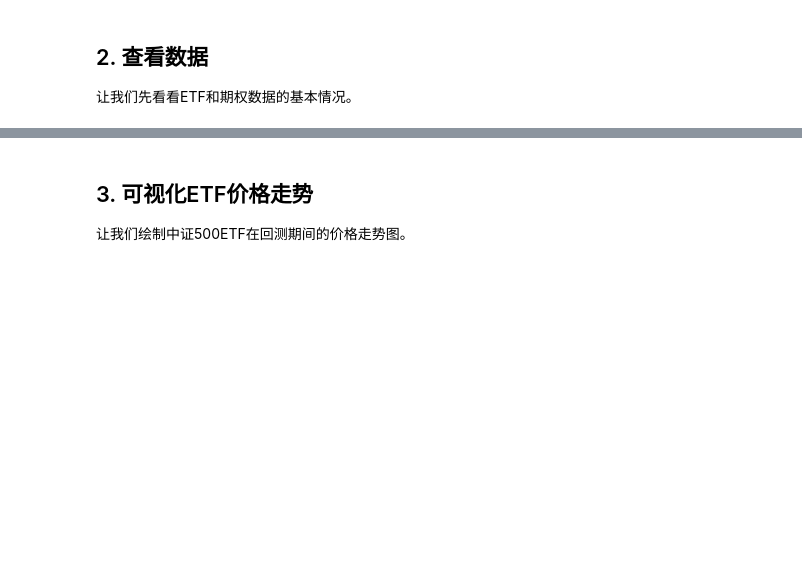
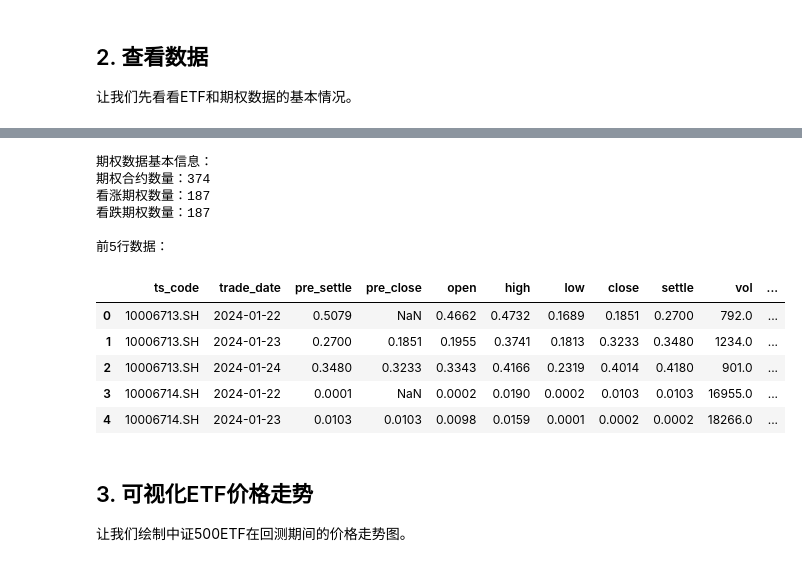
Before and after one commit to squallsyttt/backtestProj, a Jupyter notebook: notebooks/strategy_analysis500.ipynb, the cells around one changed output, grey strips where cells are left out. Saved outputs shown, nothing was run; the diff lists cells and outputs as text; code cells hidden in the pictures; blank space fills up the shorter version.

```diff
--- a/notebooks/strategy_analysis500.ipynb
+++ b/notebooks/strategy_analysis500.ipynb
@@ -71,16 +86,30 @@ NameError: name 'etf_data_file' is not defined
 # %%
 # 加载期权数据
-option_df = pd.read_csv(option_data_file)
-option_df['trade_date'] = pd.to_datetime(option_df['trade_date'])
-option_df['expire_date'] = pd.to_datetime(option_df['expire_date'])
+merged_opt_data['trade_date'] = pd.to_datetime(merged_opt_data['trade_date'])
+merged_opt_data['maturity_date'] = pd.to_datetime(merged_opt_data['maturity_date'])
+merged_opt_data['list_date'] = pd.to_datetime(merged_opt_data['list_date'])
+merged_opt_data['delist_date'] = pd.to_datetime(merged_opt_data['delist_date'])
 
 # 显示期权数据基本信息
 print("期权数据基本信息：")
-print(f"期权合约数量：{option_df['ts_code'].nunique()}")
-print(f"看涨期权数量：{option_df[option_df['call_put'] == 'C']['ts_code'].nunique()}")
-print(f"看跌期权数量：{option_df[option_df['call_put'] == 'P']['ts_code'].nunique()}")
+print(f"期权合约数量：{merged_opt_data['ts_code'].nunique()}")
+print(f"看涨期权数量：{merged_opt_data[merged_opt_data['call_put'] == 'C']['ts_code'].nunique()}")
+print(f"看跌期权数量：{merged_opt_data[merged_opt_data['call_put'] == 'P']['ts_code'].nunique()}")
 print("\n前5行数据：")
-option_df.head()
+merged_opt_data.head()
+# %% [output]
+期权数据基本信息：
+期权合约数量：374
+看涨期权数量：187
+看跌期权数量：187
+
+前5行数据：
+|  | ts_code | trade_date | pre_settle | pre_close | open | high | low | close | settle | vol | ... |
+| 0 | 10006713.SH | 2024-01-22 | 0.5079 | NaN | 0.4662 | 0.4732 | 0.1689 | 0.1851 | 0.2700 | 792.0 | ... |
+| 1 | 10006713.SH | 2024-01-23 | 0.2700 | 0.1851 | 0.1955 | 0.3741 | 0.1813 | 0.3233 | 0.3480 | 1234.0 | ... |
+| 2 | 10006713.SH | 2024-01-24 | 0.3480 | 0.3233 | 0.3343 | 0.4166 | 0.2319 | 0.4014 | 0.4180 | 901.0 | ... |
+| 3 | 10006714.SH | 2024-01-22 | 0.0001 | NaN | 0.0002 | 0.0190 | 0.0002 | 0.0103 | 0.0103 | 16955.0 | ... |
+| 4 | 10006714.SH | 2024-01-23 | 0.0103 | 0.0103 | 0.0098 | 0.0159 | 0.0001 | 0.0002 | 0.0002 | 18266.0 | ... |
 # %% [markdown]
 ## 3. 可视化ETF价格走势
 
```
Also changed, not shown: parts of 4 cells of this notebook, 1 other file.
